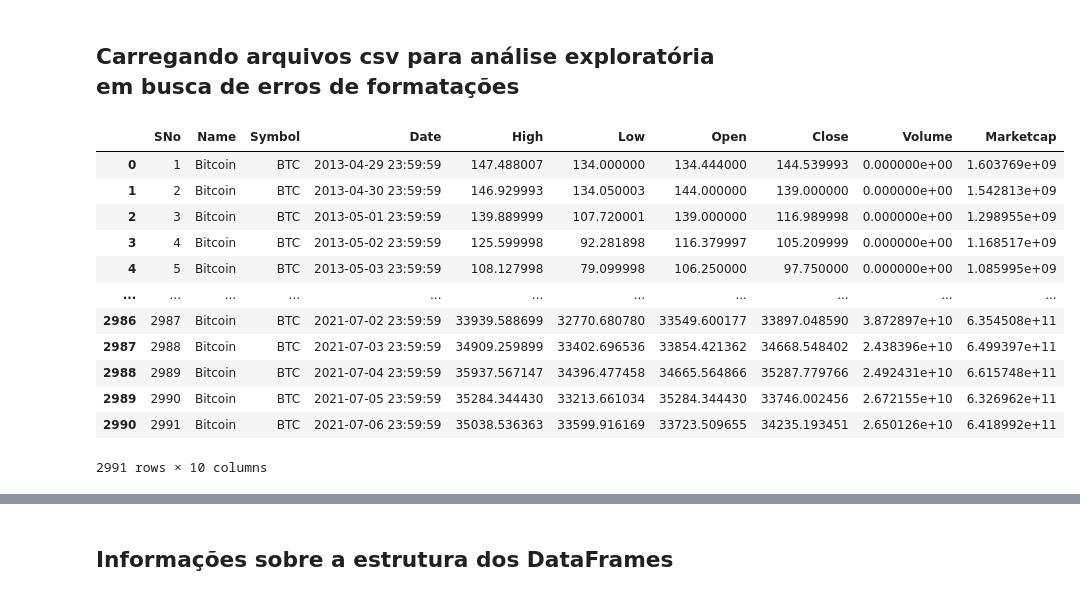
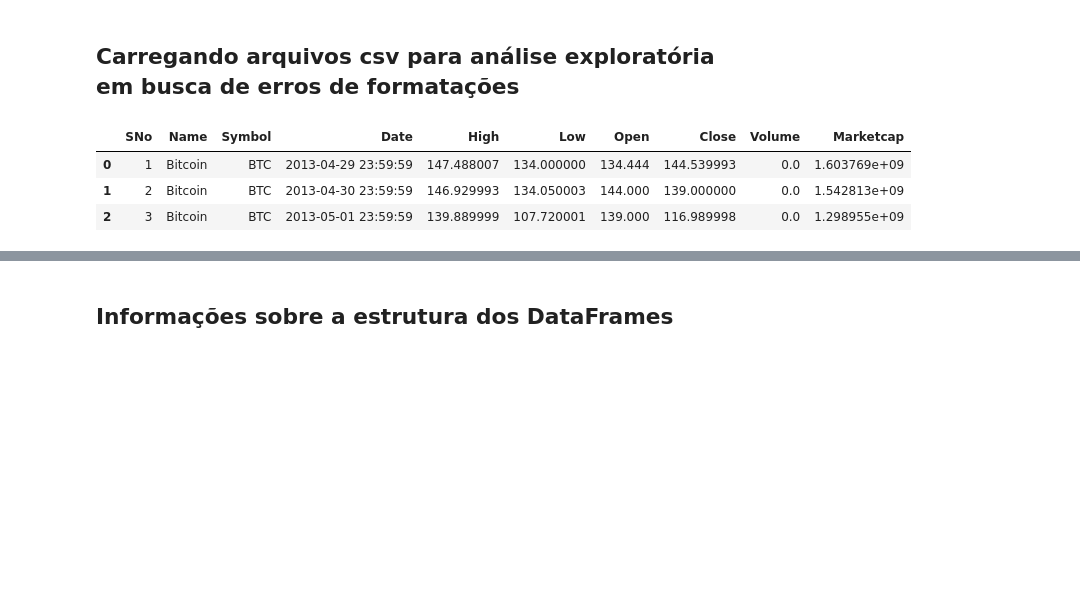
Before and after one commit to Rodrigomarques02/squad3-modulo-5, a Jupyter notebook: Tratamento de dados.ipynb, the cells around one changed output, grey strips where cells are left out. Drawn from its saved outputs; the diff is of its cells as text; code cells hidden in the pictures; blank space fills up the shorter version.

```diff
--- a/Tratamento de dados.ipynb
+++ b/Tratamento de dados.ipynb
@@ -8,21 +8,12 @@ import pandas as pd
 # %%
 # Dados do Bitcoin
 data_btc = pd.read_csv('Cryptocurrency Database\coin_Bitcoin.csv' , sep= ',')
-display(data_btc)
+data_btc.head(3)
 # %% [output]
 |  | SNo | Name | Symbol | Date | High | Low | Open | Close | Volume | Marketcap |
-| 0 | 1 | Bitcoin | BTC | 2013-04-29 23:59:59 | 147.488007 | 134.000000 | 134.444000 | 144.539993 | 0.000000e+00 | 1.603769e+09 |
-| 1 | 2 | Bitcoin | BTC | 2013-04-30 23:59:59 | 146.929993 | 134.050003 | 144.000000 | 139.000000 | 0.000000e+00 | 1.542813e+09 |
-| 2 | 3 | Bitcoin | BTC | 2013-05-01 23:59:59 | 139.889999 | 107.720001 | 139.000000 | 116.989998 | 0.000000e+00 | 1.298955e+09 |
-| 3 | 4 | Bitcoin | BTC | 2013-05-02 23:59:59 | 125.599998 | 92.281898 | 116.379997 | 105.209999 | 0.000000e+00 | 1.168517e+09 |
-| 4 | 5 | Bitcoin | BTC | 2013-05-03 23:59:59 | 108.127998 | 79.099998 | 106.250000 | 97.750000 | 0.000000e+00 | 1.085995e+09 |
-| ... | ... | ... | ... | ... | ... | ... | ... | ... | ... | ... |
-| 2986 | 2987 | Bitcoin | BTC | 2021-07-02 23:59:59 | 33939.588699 | 32770.680780 | 33549.600177 | 33897.048590 | 3.872897e+10 | 6.354508e+11 |
-| 2987 | 2988 | Bitcoin | BTC | 2021-07-03 23:59:59 | 34909.259899 | 33402.696536 | 33854.421362 | 34668.548402 | 2.438396e+10 | 6.499397e+11 |
-| 2988 | 2989 | Bitcoin | BTC | 2021-07-04 23:59:59 | 35937.567147 | 34396.477458 | 34665.564866 | 35287.779766 | 2.492431e+10 | 6.615748e+11 |
-| 2989 | 2990 | Bitcoin | BTC | 2021-07-05 23:59:59 | 35284.344430 | 33213.661034 | 35284.344430 | 33746.002456 | 2.672155e+10 | 6.326962e+11 |
-| 2990 | 2991 | Bitcoin | BTC | 2021-07-06 23:59:59 | 35038.536363 | 33599.916169 | 33723.509655 | 34235.193451 | 2.650126e+10 | 6.418992e+11 |
+| 0 | 1 | Bitcoin | BTC | 2013-04-29 23:59:59 | 147.488007 | 134.000000 | 134.444 | 144.539993 | 0.0 | 1.603769e+09 |
+| 1 | 2 | Bitcoin | BTC | 2013-04-30 23:59:59 | 146.929993 | 134.050003 | 144.000 | 139.000000 | 0.0 | 1.542813e+09 |
+| 2 | 3 | Bitcoin | BTC | 2013-05-01 23:59:59 | 139.889999 | 107.720001 | 139.000 | 116.989998 | 0.0 | 1.298955e+09 |
-2991 rows × 10 columns
 # %%
 # Dados do Ethereum
 data_eth = pd.read_csv('Cryptocurrency Database\coin_Ethereum.csv', sep=',')
```
Also changed, not shown: parts of 15 cells of this notebook.
